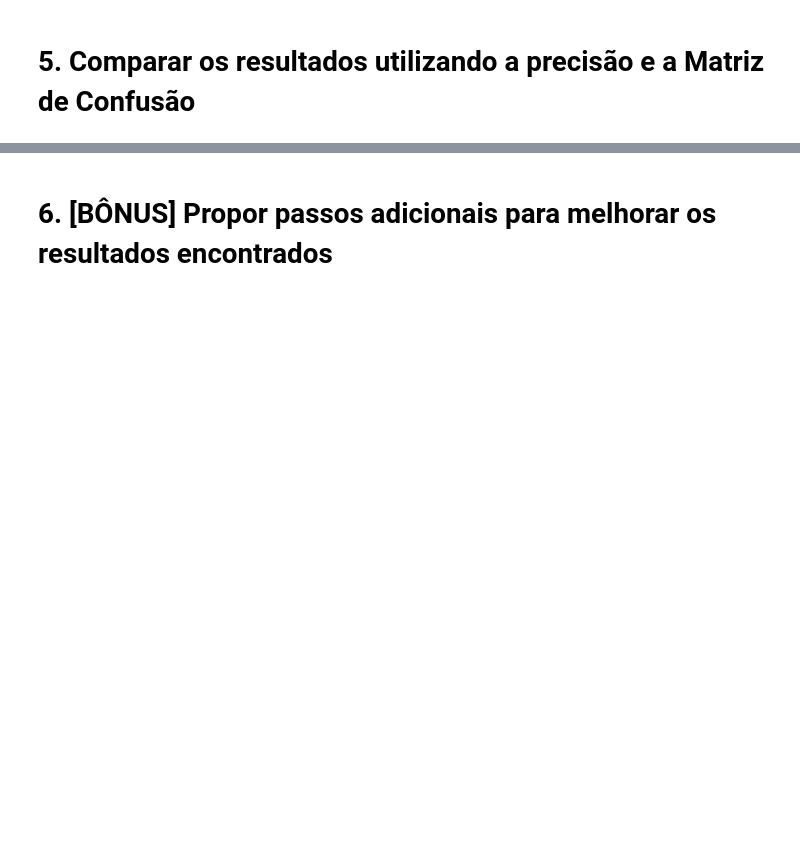
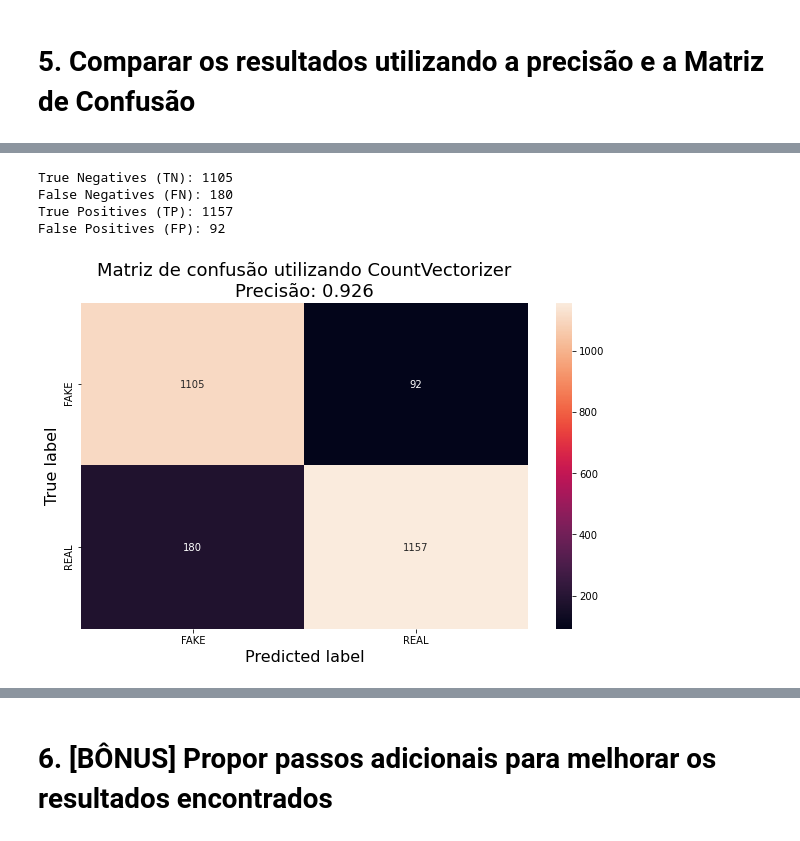
Before and after one commit to thalissonfelipe/mineracao, a Jupyter notebook: Trabalho04/PLN.ipynb, the cells around one changed output, grey strips where cells are left out. Drawn from its saved outputs; the diff is of its cells as text; code cells hidden in the pictures; blank space fills up the shorter version.

```diff
--- a/Trabalho04/PLN.ipynb
+++ b/Trabalho04/PLN.ipynb
@@ -1,9 +1,15 @@
 # %%
+%matplotlib inline
 import re
+import nltk
+nltk.download('stopwords')
 import pandas as pd
 import seaborn as sns
 import matplotlib.pyplot as plt
+from nltk.corpus import stopwords
+from nltk.stem import PorterStemmer
 from sklearn.naive_bayes import MultinomialNB
 from sklearn.model_selection import train_test_split
-from sklearn.metrics import accuracy_score, confusion_matrix
+from sklearn.metrics import precision_score, confusion_matrix
 from sklearn.feature_extraction.text import CountVectorizer, TfidfVectorizer
+plt.rcParams['figure.figsize'] = (10, 6)
@@ -43,7 +66,7 @@ tfidf_vectorizer_X = tfidf_matrix.toarray() # matriz vetorizada
 # %% [markdown]
 ## 4.1 Naive Bayes utilizando o CountVectorizer
 # %%
-X_train1, X_test1, y_train1, y_test1 = train_test_split(count_vectorizer_X, y, test_size=0.4, random_state=42)
+X_train1, X_test1, y_train1, y_test1 = train_test_split(count_matrix, y, test_size=0.4, random_state=42)
 clf1 = MultinomialNB().fit(X_train1, y_train1)
 # %% [markdown]
 ## 4.2 Naive Bayes utilizando o TfidfVectorizer
@@ -90,0 +78,6 @@ Acurácia utilizando TfidfVectorizer:  0.7699665231946438
+# %%
+def show_frequencies(confusion_matrix):
+    print('True Negatives (TN):', confusion_matrix[0][0])
+    print('False Negatives (FN):', confusion_matrix[1][0])
+    print('True Positives (TP):', confusion_matrix[1][1])
+    print('False Positives (FP):', confusion_matrix[0][1])
@@ -90,0 +88,18 @@ Acurácia utilizando TfidfVectorizer:  0.7699665231946438
+# %%
+y_pred1 = clf1.predict(X_test1)
+precision1 = precision_score(y_pred1, y_test1)
+cm1 = confusion_matrix(y_pred1, y_test1)
+show_frequencies(cm1)
+cm1_df = pd.DataFrame(cm1, index=['FAKE','REAL'], columns=['FAKE','REAL'])
+
+sns.heatmap(cm1_df, annot=True, fmt='d')
+plt.title('Matriz de confusão utilizando CountVectorizer\nPrecisão: {0:.3f}'.format(precision1), fontsize=18)
+plt.ylabel('True label', fontsize=16)
+plt.xlabel('Predicted label', fontsize=16)
+plt.show()
+# %% [output]
+True Negatives (TN): 1105
+False Negatives (FN): 180
+True Positives (TP): 1157
+False Positives (FP): 92
+[figure, added]
```
Also changed, not shown: parts of 40 cells of this notebook, 1 other file.
